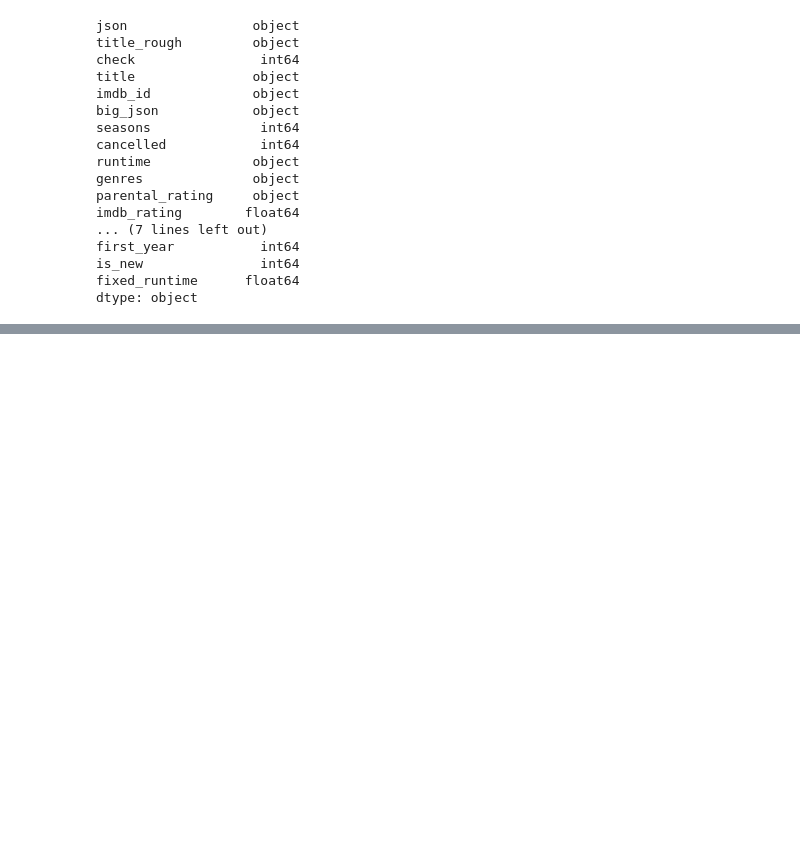
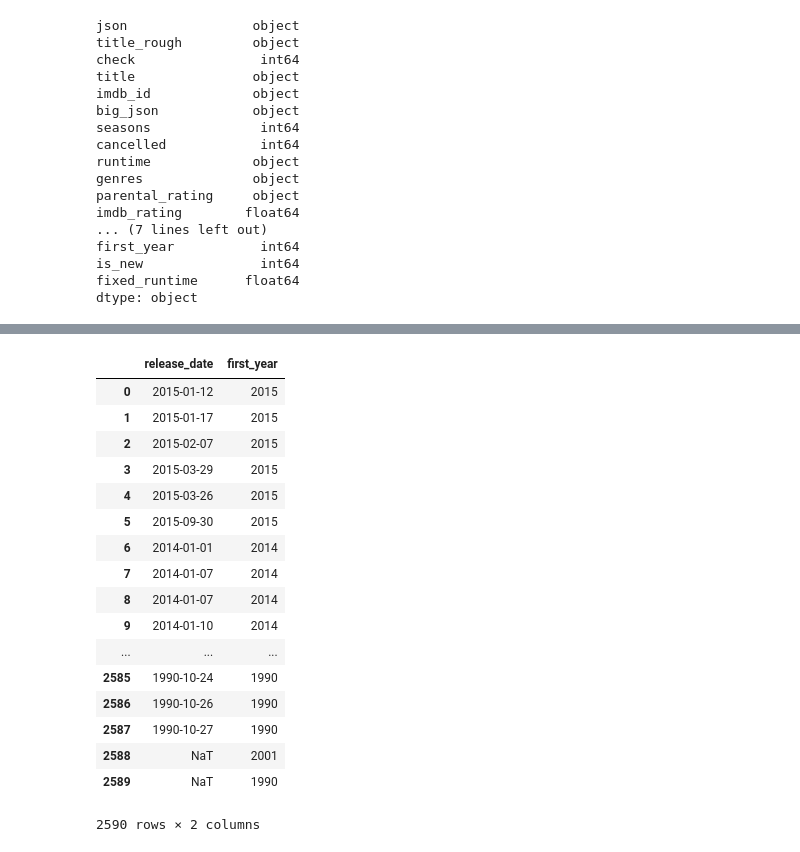
Before and after one commit to cgeppig/Will_My_Show_Get_Cancelled, a Jupyter notebook: Capstone Exploratory Data Analysis.ipynb, the cells around one changed output, grey strips where cells are left out. Saved outputs shown, nothing was run; the diff lists cells and outputs as text; code cells hidden in the pictures; blank space fills up the shorter version.

```diff
--- a/Capstone Exploratory Data Analysis.ipynb
+++ b/Capstone Exploratory Data Analysis.ipynb
@@ -365,0 +586,21 @@ sns.heatmap(shows.corr())
+# %%
+shows[['release_date', 'first_year']]
+# %% [output]
+|  | release_date | first_year |
+| 0 | 2015-01-12 | 2015 |
+| 1 | 2015-01-17 | 2015 |
+| 2 | 2015-02-07 | 2015 |
+| 3 | 2015-03-29 | 2015 |
+| 4 | 2015-03-26 | 2015 |
+| 5 | 2015-09-30 | 2015 |
+| 6 | 2014-01-01 | 2014 |
+| 7 | 2014-01-07 | 2014 |
+| 8 | 2014-01-07 | 2014 |
+| 9 | 2014-01-10 | 2014 |
+| ... | ... | ... |
+| 2585 | 1990-10-24 | 1990 |
+| 2586 | 1990-10-26 | 1990 |
+| 2587 | 1990-10-27 | 1990 |
+| 2588 | NaT | 2001 |
+| 2589 | NaT | 1990 |
+2590 rows × 2 columns
```
Also changed, not shown: parts of 59 cells of this notebook.
